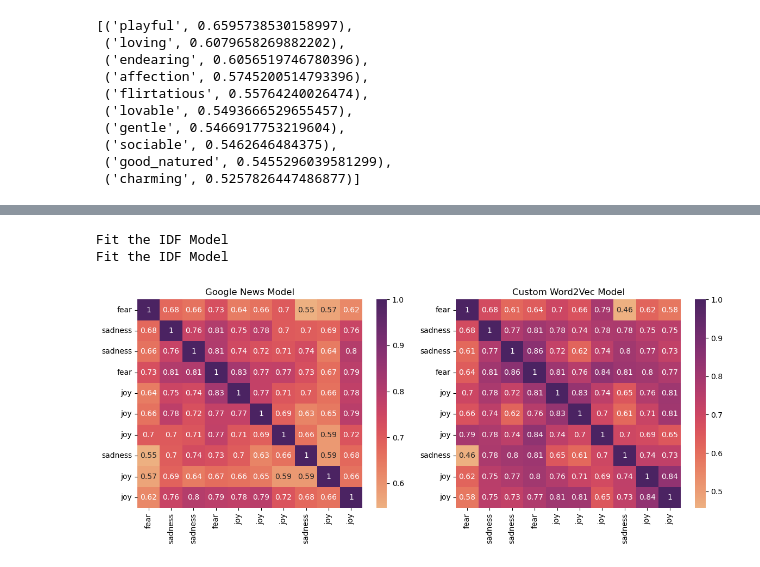
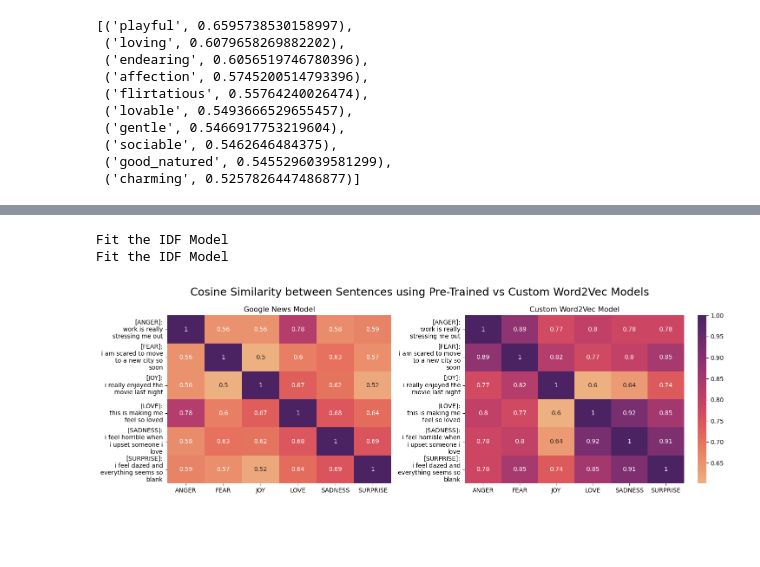
Before and after one commit to garimasc/emotional_classification, a Jupyter notebook: word2vec.ipynb, the cells around one changed output, grey strips where cells are left out. Saved outputs shown, nothing was run; the diff lists cells and outputs as text; code cells hidden in the pictures; blank space fills up the shorter version.

Commit message:
add visualizations to word2vec models

```diff
--- a/word2vec.ipynb
+++ b/word2vec.ipynb
@@ -54,7 +56,7 @@ emotions
 # %%
 # split into train and test dataset. Use only 100k samples to train and use the rest as test
 X_train,X_test, y_train, y_test = train_test_split(data['process_text'], data['label'], random_state=0,
-                                                   train_size= int(2e5), stratify= data['label'])
+                                                   train_size= int(1e5), stratify= data['label'])
 # %%
 def preprocess(X, remove_stopwords= False):
     w2v_data = []
@@ -147,22 +163,37 @@ class W2VEmbeddings(TransformerMixin):
+# %%
+X_disp = pd.Series(["work is really stressing me out",
+                    "i am scared to move to a new city so soon",
+                    "i really enjoyed the movie last night",
+                    "this is making me feel so loved",
+                    "i feel horrible when i upset someone i love",
+                    "i feel dazed and everything seems so blank"],
+                    index= ['anger','fear','joy','love','sadness','surprise'])
+# X_disp = data.groupby('label').tail(10).groupby('label').head(1).set_index('label')\
+#     ['process_text'].apply(lambda x: " ".join(x.split()[:10])).reindex(emotions[::-1])
 # %%
-fig,axs = plt.subplots(figsize= (12,5), ncols= 2)
+fig,axs = plt.subplots(figsize= (15,5), ncols= 2, width_ratios= [0.45, 0.55])
 
-test_goog = W2VEmbeddings(weights= 'idf', w2v_model= goog_wordvecs, max_len= 300).fit_transform(X_train[:10])
-sns.heatmap(pd.DataFrame(cosine_similarity(test_goog), index = y_train[:10], columns= y_train[:10]), annot= True,
+# re.replace(/((?:.*?\s){2}.*?)\s/g, '\\1\n')
+xlabels_new = ["["+ ee.upper()+"]:\n"+'\n'.join(wrap(label, width=20)) for label,ee in zip(X_disp, emotions)]
+
+test_goog = W2VEmbeddings(weights= 'idf', w2v_model= goog_wordvecs, max_len= 300).fit_transform(X_disp)
+sns.heatmap(pd.DataFrame(cosine_similarity(test_goog), index = xlabels_new, columns= X_disp.index.str.upper()), annot= True, cbar= False,
             cmap= sns.color_palette("flare", as_cmap=True), ax= axs[0])
 axs[0].set_xlabel('')
 axs[0].set_ylabel('')
 axs[0].set_title("Google News Model")
 
-test_custom = W2VEmbeddings(weights= 'idf', w2v_model= model.wv, max_len= 300).fit_transform(X_train[:10])
-sns.heatmap(pd.DataFrame(cosine_similarity(test_custom), index = y_train[:10], columns= y_train[:10]), annot= True,
+test_custom = W2VEmbeddings(weights= 'idf', w2v_model= model.wv, max_len= 300).fit_transform(X_disp)
+sns.heatmap(pd.DataFrame(cosine_similarity(test_custom), index = xlabels_new, columns= X_disp.index.str.upper()), annot= True,
             cmap= sns.color_palette("flare", as_cmap=True), ax= axs[1])
 axs[1].set_xlabel('')
 axs[1].set_ylabel('')
-axs[1].set_title("Custom Word2Vec Model")
+axs[1].set_title("Custom Word2Vec Model");
 
+plt.suptitle("Cosine Similarity between Sentences using Pre-Trained vs Custom Word2Vec Models", fontsize= 18)
 plt.tight_layout();
+fig.savefig("images/word2vec_similarity.png")
 # %% [output]
 Fit the IDF Model
 Fit the IDF Model
-[figure, old version]
+[figure, new version]
```
Also changed, not shown: parts of 10 cells of this notebook, 2 other files.
